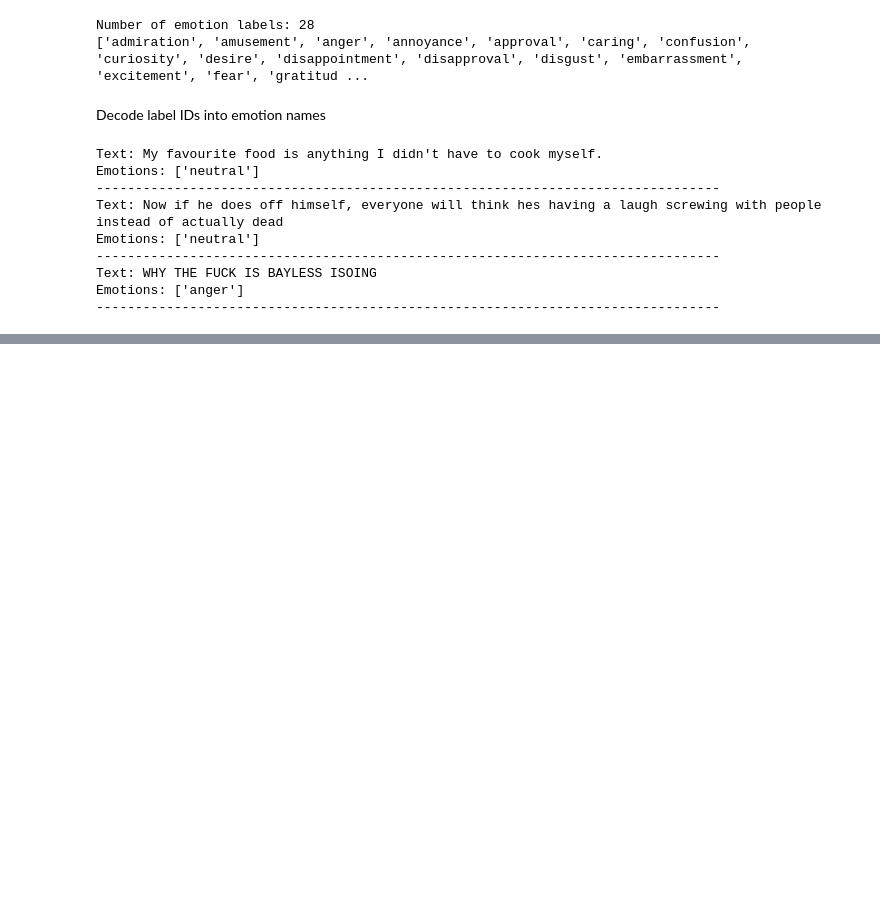
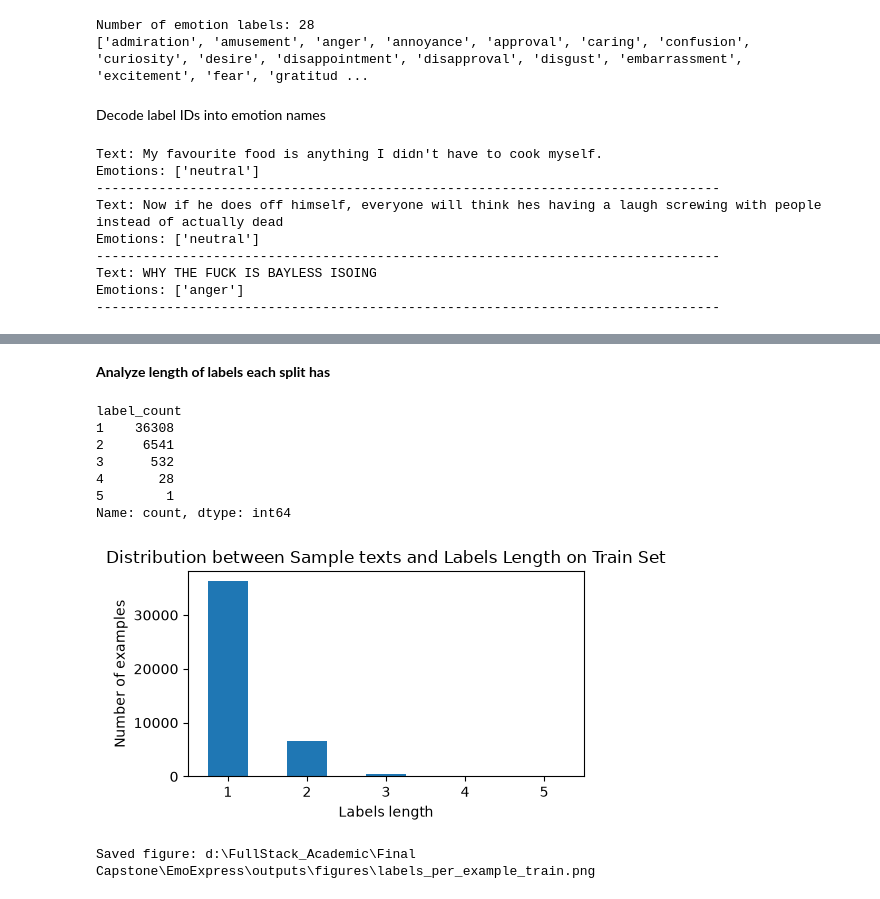
Before and after one commit to nelsonKat0522/AI_EmotionExpress, a Jupyter notebook: notebooks/00_Data_Exploration_and_Preprocessing.ipynb, the cells around one changed output, grey strips where cells are left out. Saved outputs shown, nothing was run; the diff lists cells and outputs as text; code cells hidden in the pictures; blank space fills up the shorter version.

```diff
--- a/notebooks/00_Data_Exploration_and_Preprocessing.ipynb
+++ b/notebooks/00_Data_Exploration_and_Preprocessing.ipynb
@@ -143,0 +151,8 @@ Emotions: ['anger']
+# %%
+train_df = goemotions["train"].to_pandas()
+validation_df = goemotions["validation"].to_pandas()
+test_df = goemotions["test"].to_pandas()
+
+print("Train shape:", train_df.shape)
+print("Validation shape:", validation_df.shape)
+print("Test shape:", test_df.shape)
@@ -143,0 +264,37 @@ Emotions: ['anger']
+# %% [markdown]
+**Analyze length of labels each split has**
+# %%
+for dataframe in [train_df, validation_df, test_df]:
+    dataframe["label_count"] = dataframe["labels"].apply(len)
+
+# Display distribution:
+label_count_train_df = (train_df["label_count"].value_counts().sort_index())
+label_count_validation_df = (validation_df["label_count"].value_counts().sort_index())
+label_count_test_df = (test_df["label_count"].value_counts().sort_index())
+# %%
+# print counting number of labels in train set
+print(label_count_train_df)
+# plot
+plt.figure(figsize=(5, 3))
+label_count_train_df.plot(kind="bar")
+plt.title("Distribution between Sample texts and Labels Length on Train Set")
+plt.xlabel("Labels length")
+plt.ylabel("Number of examples")
+plt.xticks(rotation=0)
+plt.tight_layout()
+
+figure_path = FIGURE_DIR / "labels_per_example_train.png"
+plt.savefig(figure_path, dpi=300)
+plt.show()
+
+print("Saved figure:", figure_path)
+# %% [output]
+label_count
+1    36308
+2     6541
+3      532
+4       28
+5        1
+Name: count, dtype: int64
+[figure, added]
+Saved figure: d:\FullStack_Academic\Final Capstone\EmoExpress\outputs\figures\labels_per_example_train.png
```
Also changed, not shown: parts of 47 cells of this notebook, 8 other files.
